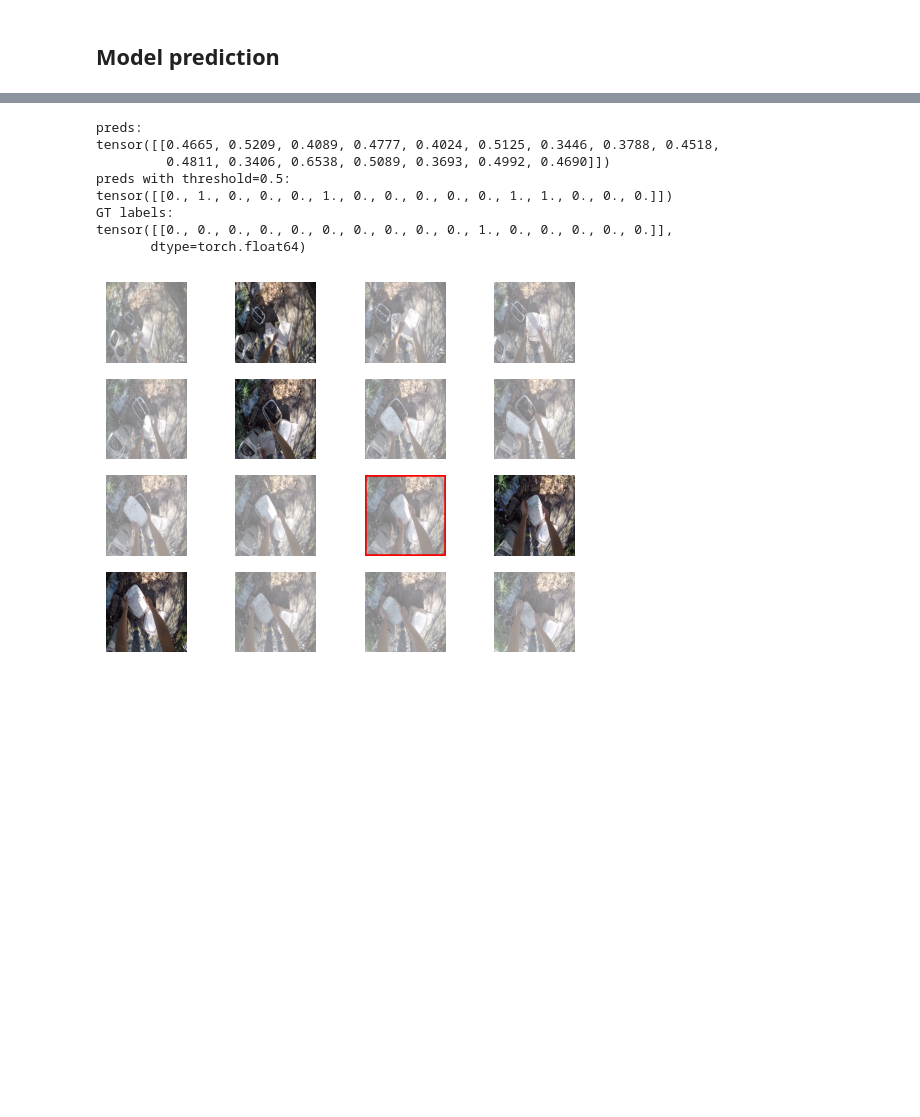
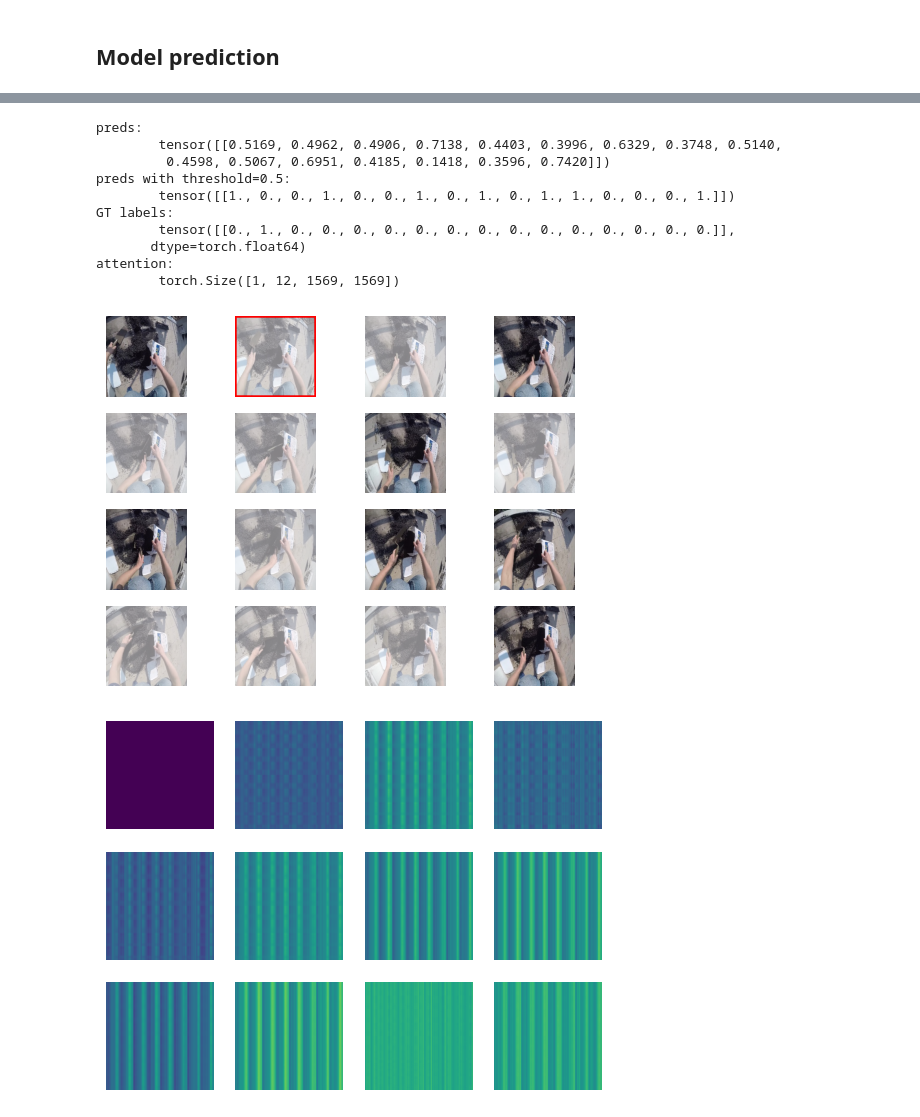
Before and after one commit to pasca-l/hands-and-objects, a Jupyter notebook: keypoint_estimation/models/analysis.ipynb, the cells around one changed output, grey strips where cells are left out. Saved outputs shown, nothing was run; the diff lists cells and outputs as text; code cells hidden in the pictures; blank space fills up the shorter version.

```diff
--- a/keypoint_estimation/models/analysis.ipynb
+++ b/keypoint_estimation/models/analysis.ipynb
@@ -102,6 +104,7 @@ from system import KeypointEstModule
 classifier = KeypointEstModule(
     model_name="vivit",
     frame_num=16,
+    with_attention=True,
 )
 
 classifier.model.load_state_dict(
@@ -134,50 +137,100 @@ KeypointEstModule(
 threshold = 0.5
 
 with torch.no_grad():
-    logits = classifier(frames.float())
+    logits, attention = classifier(frames.float())
 preds = logits.sigmoid()
 output = (preds > threshold).float()
 
 print(
-    f"preds: \n{preds}",
-    f"preds with threshold={threshold}: \n{output}",
-    f"GT labels: \n{labels}",
+    f"preds: \n\t{preds}",
+    f"preds with threshold={threshold}: \n\t{output}",
+    f"GT labels: \n\t{labels}",
+    f"attention: \n\t{attention[0].shape}",
     sep="\n",
 )
 
+# visualize predictions
 fig = plt.figure()
-
 for i in range(len(imgs)):
     ax = fig.add_subplot(4, 4, 1+i)
     ax.axis("off")
     img = imgs[i]
 
     # add transparency
     w, h, _ = img.shape
     alpha = np.full((w,h,1), output[0][i] * 0.5 + 0.5)
     img = np.dstack([img, alpha])
 
     # add red surrounding box
     if labels[0][i] == 1:
         thickness = 5
         img[:thickness, :, :] = (1,0,0,1)
         img[-thickness:, :, :] = (1,0,0,1)
         img[:, :thickness, :] = (1,0,0,1)
         img[:, -thickness:, :] = (1,0,0,1)
 
     plt.imshow(img)
 
 plt.show()
 
+# visualize attention maps
+fig = plt.figure()
+for layer in range(len(attention)):
+    ax = fig.add_subplot(3, 4, 1+layer)
+    ax.axis("off")
+
+    att = attention[layer].mean(dim=1).squeeze(0).detach().numpy().copy()
+    plt.imshow(att)
+
+plt.show()
+
+# visualize class attention maps of last layer
+cls_att = attention[-1][:,:,0,1:]
+# average along all heads
+cls_att = cls_att.mean(dim=1).squeeze(0).view(8,14,14).detach().numpy().copy()
+
+fig = plt.figure()
+for d in range(int(len(imgs)/2)):
+    ax = fig.add_subplot(2, 4, 1+d)
+    ax.axis("off")
+    plt.imshow(cls_att[d])
+
+plt.show()
+
+# visualize class attention maps of last layer with input frames
+fig = plt.figure()
+for i in range(len(imgs)):
+    ax = fig.add_subplot(4, 4, 1+i)
+    ax.axis("off")
+    img = imgs[i]
+
+    cls_att_map = cv2.resize(cls_att[math.floor(i/2)], (224,224))
+    # normalize to range 0~1
+    map_min, map_max = np.min(cls_att_map), np.max(cls_att_map)
+    norm_map = (cls_att_map - map_min)/(map_max - map_min)
+
+    # create heatmap with jet colormap
+    map_uint8 = (norm_map*255).astype(np.uint8)
+    heatmap = cv2.applyColorMap(map_uint8, cv2.COLORMAP_JET)
+    heatmap = heatmap.astype(np.float32) / 255
+
+    alpha = 0.6
+    plt.imshow(alpha * img + (1-alpha) * heatmap)
+
+plt.show()
+
 plt.clf()
 plt.close()
 # %% [output]
 preds:
-tensor([[0.4665, 0.5209, 0.4089, 0.4777, 0.4024, 0.5125, 0.3446, 0.3788, 0.4518,
-         0.4811, 0.3406, 0.6538, 0.5089, 0.3693, 0.4992, 0.4690]])
+        tensor([[0.5169, 0.4962, 0.4906, 0.7138, 0.4403, 0.3996, 0.6329, 0.3748, 0.5140,
+         0.4598, 0.5067, 0.6951, 0.4185, 0.1418, 0.3596, 0.7420]])
 preds with threshold=0.5:
-tensor([[0., 1., 0., 0., 0., 1., 0., 0., 0., 0., 0., 1., 1., 0., 0., 0.]])
+        tensor([[1., 0., 0., 1., 0., 0., 1., 0., 1., 0., 1., 1., 0., 0., 0., 1.]])
 GT labels:
-tensor([[0., 0., 0., 0., 0., 0., 0., 0., 0., 0., 1., 0., 0., 0., 0., 0.]],
+        tensor([[0., 1., 0., 0., 0., 0., 0., 0., 0., 0., 0., 0., 0., 0., 0., 0.]],
        dtype=torch.float64)
+attention:
+        torch.Size([1, 12, 1569, 1569])
-[figure, old version]
+[figure, new version]
+[figure, added]
```
Also changed, not shown: parts of 4 cells of this notebook.
